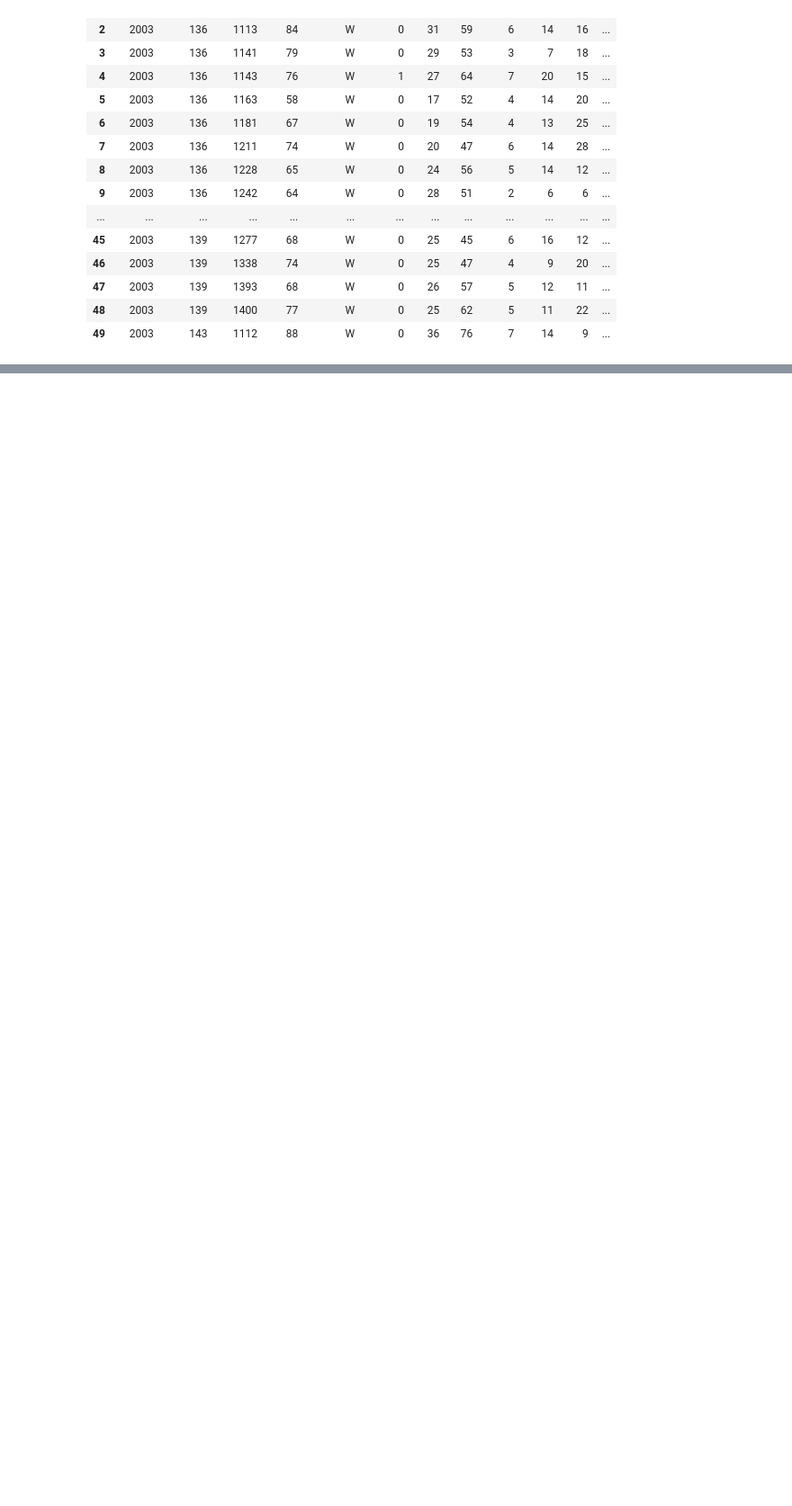
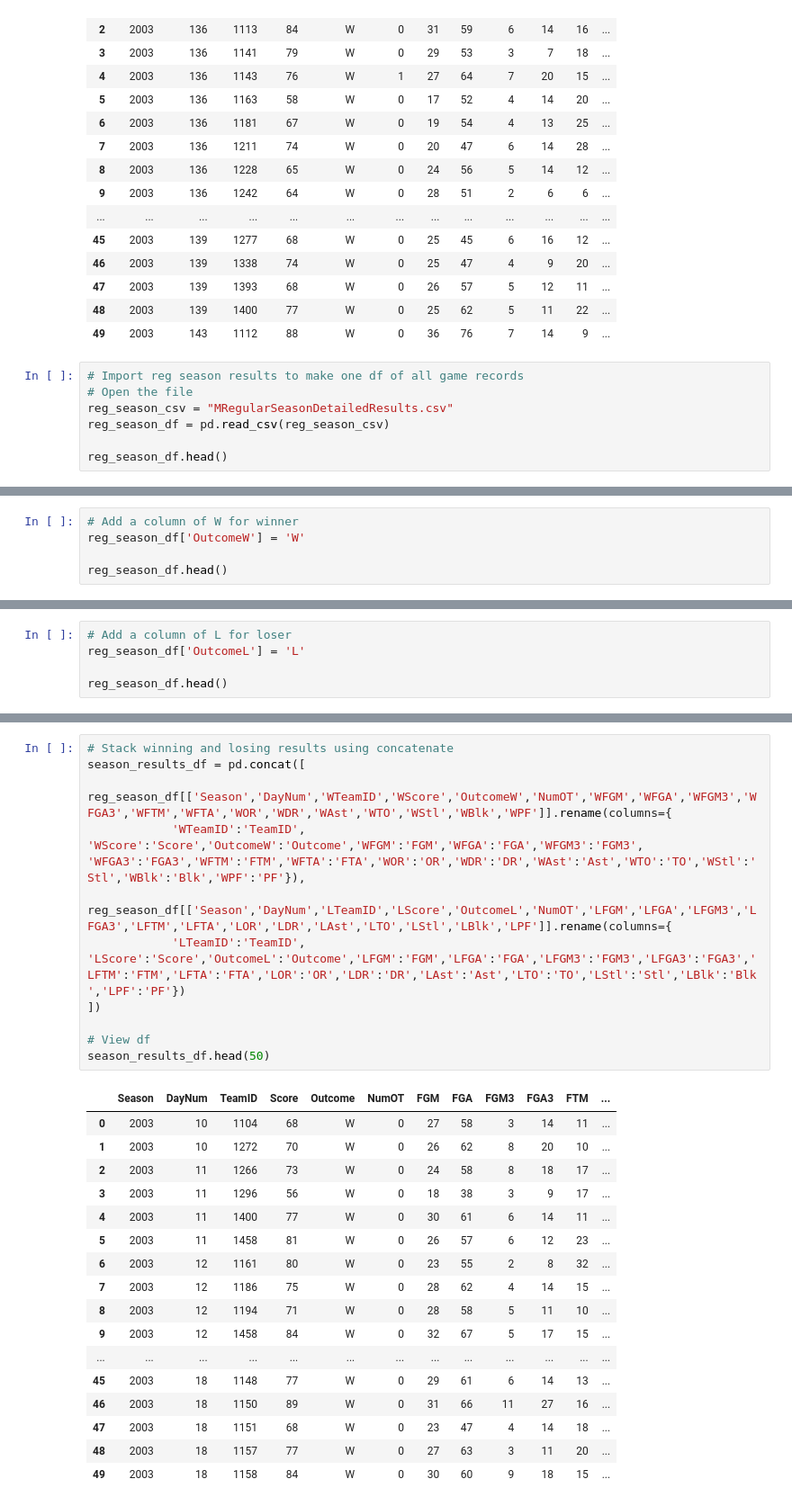
Before and after one commit to ShaneDoane/Final-Project, a Jupyter notebook: TourneyConcat.ipynb, the cells around one changed output, grey strips where cells are left out. Shown at 90% size. Drawn from its saved outputs; the diff is of its cells as text; blank space fills up the shorter version.

Commit message:
combined all game results in tourney file

```diff
--- a/TourneyConcat.ipynb
+++ b/TourneyConcat.ipynb
@@ -70,3 +70,10 @@ results_df.head(50)
 | 47 | 2003 | 139 | 1393 | 68 | W | 0 | 26 | 57 | 5 | 12 | 11 | ... |
 | 48 | 2003 | 139 | 1400 | 77 | W | 0 | 25 | 62 | 5 | 11 | 22 | ... |
 | 49 | 2003 | 143 | 1112 | 88 | W | 0 | 36 | 76 | 7 | 14 | 9 | ... |
+# %%
+# Import reg season results to make one df of all game records
+# Open the file
+reg_season_csv = "MRegularSeasonDetailedResults.csv"
+reg_season_df = pd.read_csv(reg_season_csv)
+
+reg_season_df.head()
@@ -72,0 +88,5 @@ results_df.head(50)
+# %%
+# Add a column of W for winner
+reg_season_df['OutcomeW'] = 'W'
+
+reg_season_df.head()
@@ -72,0 +101,5 @@ results_df.head(50)
+# %%
+# Add a column of L for loser
+reg_season_df['OutcomeL'] = 'L'
+
+reg_season_df.head()
@@ -72,0 +114,29 @@ results_df.head(50)
+# %%
+# Stack winning and losing results using concatenate
+season_results_df = pd.concat([
+        reg_season_df[['Season','DayNum','WTeamID','WScore','OutcomeW','NumOT','WFGM','WFGA','WFGM3','WFGA3','WFTM','WFTA','WOR','WDR','WAst','WTO','WStl','WBlk','WPF']].rename(columns={
+            'WTeamID':'TeamID', 'WScore':'Score','OutcomeW':'Outcome','WFGM':'FGM','WFGA':'FGA','WFGM3':'FGM3', 'WFGA3':'FGA3','WFTM':'FTM','WFTA':'FTA','WOR':'OR','WDR':'DR','WAst':'Ast','WTO':'TO','WStl':'Stl','WBlk':'Blk','WPF':'PF'}),
+        reg_season_df[['Season','DayNum','LTeamID','LScore','OutcomeL','NumOT','LFGM','LFGA','LFGM3','LFGA3','LFTM','LFTA','LOR','LDR','LAst','LTO','LStl','LBlk','LPF']].rename(columns={
+            'LTeamID':'TeamID', 'LScore':'Score','OutcomeL':'Outcome','LFGM':'FGM','LFGA':'FGA','LFGM3':'FGM3','LFGA3':'FGA3','LFTM':'FTM','LFTA':'FTA','LOR':'OR','LDR':'DR','LAst':'Ast','LTO':'TO','LStl':'Stl','LBlk':'Blk','LPF':'PF'})
+])
+
+# View df
+season_results_df.head(50)
+# %% [output]
+|  | Season | DayNum | TeamID | Score | Outcome | NumOT | FGM | FGA | FGM3 | FGA3 | FTM | ... |
+| 0 | 2003 | 10 | 1104 | 68 | W | 0 | 27 | 58 | 3 | 14 | 11 | ... |
+| 1 | 2003 | 10 | 1272 | 70 | W | 0 | 26 | 62 | 8 | 20 | 10 | ... |
+| 2 | 2003 | 11 | 1266 | 73 | W | 0 | 24 | 58 | 8 | 18 | 17 | ... |
+| 3 | 2003 | 11 | 1296 | 56 | W | 0 | 18 | 38 | 3 | 9 | 17 | ... |
+| 4 | 2003 | 11 | 1400 | 77 | W | 0 | 30 | 61 | 6 | 14 | 11 | ... |
+| 5 | 2003 | 11 | 1458 | 81 | W | 0 | 26 | 57 | 6 | 12 | 23 | ... |
+| 6 | 2003 | 12 | 1161 | 80 | W | 0 | 23 | 55 | 2 | 8 | 32 | ... |
+| 7 | 2003 | 12 | 1186 | 75 | W | 0 | 28 | 62 | 4 | 14 | 15 | ... |
+| 8 | 2003 | 12 | 1194 | 71 | W | 0 | 28 | 58 | 5 | 11 | 10 | ... |
+| 9 | 2003 | 12 | 1458 | 84 | W | 0 | 32 | 67 | 5 | 17 | 15 | ... |
+| ... | ... | ... | ... | ... | ... | ... | ... | ... | ... | ... | ... | ... |
+| 45 | 2003 | 18 | 1148 | 77 | W | 0 | 29 | 61 | 6 | 14 | 13 | ... |
+| 46 | 2003 | 18 | 1150 | 89 | W | 0 | 31 | 66 | 11 | 27 | 16 | ... |
+| 47 | 2003 | 18 | 1151 | 68 | W | 0 | 23 | 47 | 4 | 14 | 18 | ... |
+| 48 | 2003 | 18 | 1157 | 77 | W | 0 | 27 | 63 | 3 | 11 | 20 | ... |
+| 49 | 2003 | 18 | 1158 | 84 | W | 0 | 30 | 60 | 9 | 18 | 15 | ... |
```
Also changed, not shown: parts of 5 cells of this notebook, 1 other file.
